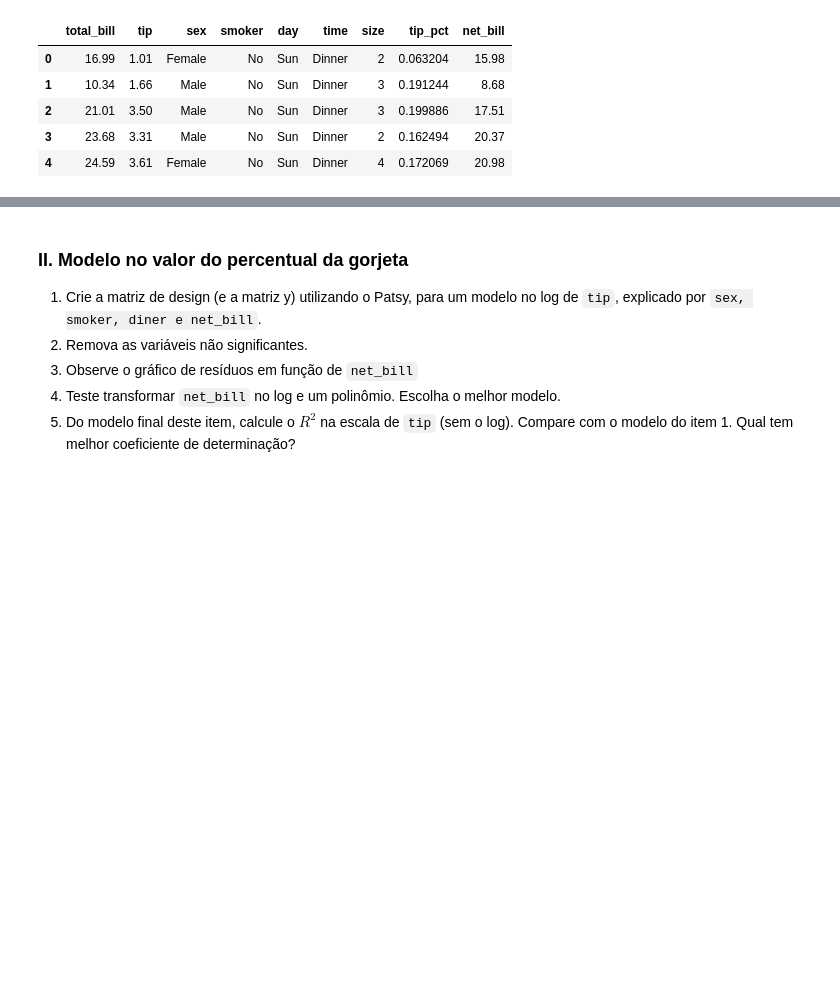
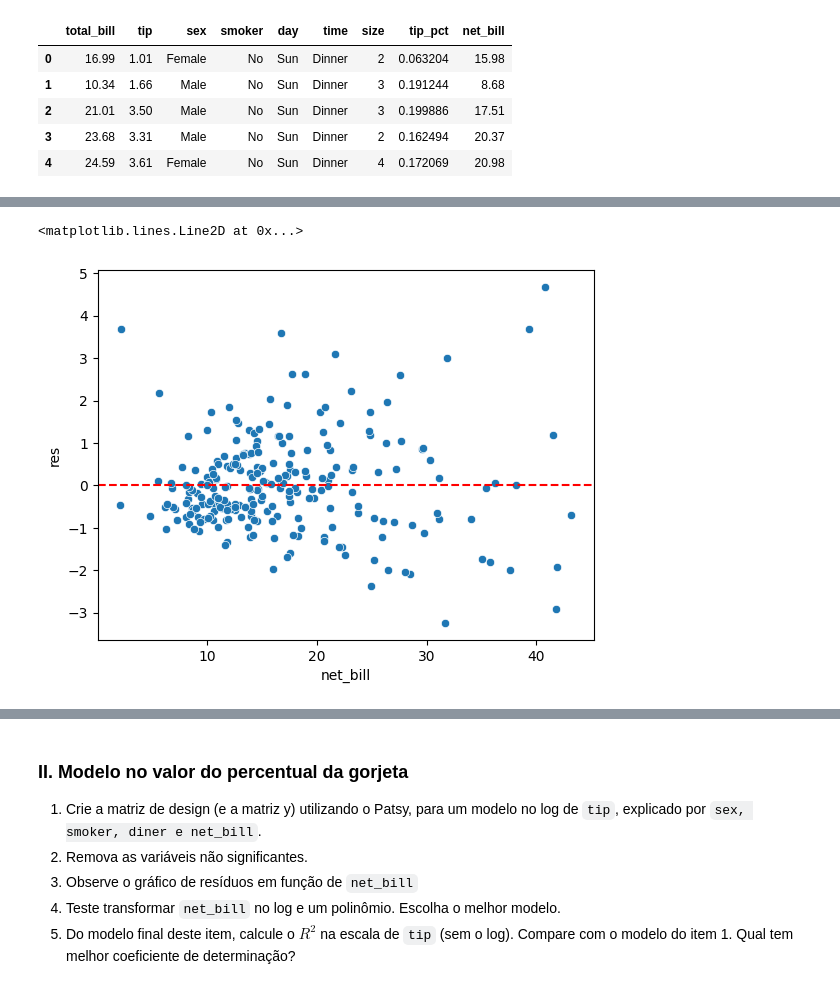
Before and after one commit to thomasgcosta/datascience-ebac, a Jupyter notebook: Tarefas/Mod12 - Tarefa 03.ipynb, the cells around one changed output, grey strips where cells are left out. Saved outputs shown, nothing was run; the diff lists cells and outputs as text; code cells hidden in the pictures; blank space fills up the shorter version.

```diff
--- a/Tarefas/Mod12 - Tarefa 03.ipynb
+++ b/Tarefas/Mod12 - Tarefa 03.ipynb
@@ -60,0 +58,9 @@ array([[ 1.  ,  1.  ,  1.  ,  1.  , 15.98],
+# %%
+#3. observe o gráfico de resíduos em função de 'net_bill'
+reg = sm.OLS(y,X).fit()
+tips['res'] = reg.resid
+sns.scatterplot(x = 'net_bill', y = 'res', data = tips)
+plt.axhline(y=0, color='r', linestyle='--')
+# %% [output]
+<matplotlib.lines.Line2D at 0x...>
+[figure, added]
```
Also changed, not shown: parts of 9 cells of this notebook.
